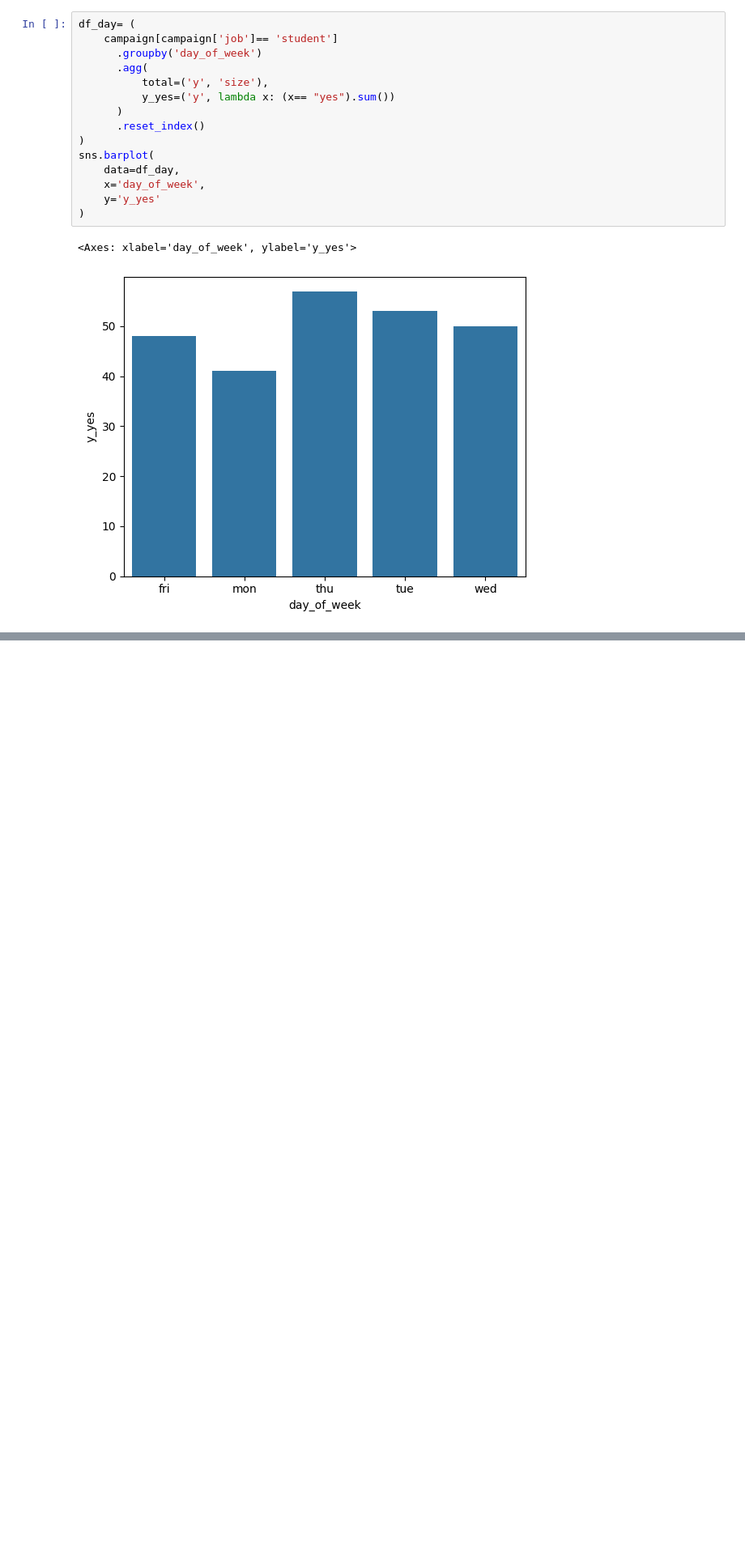
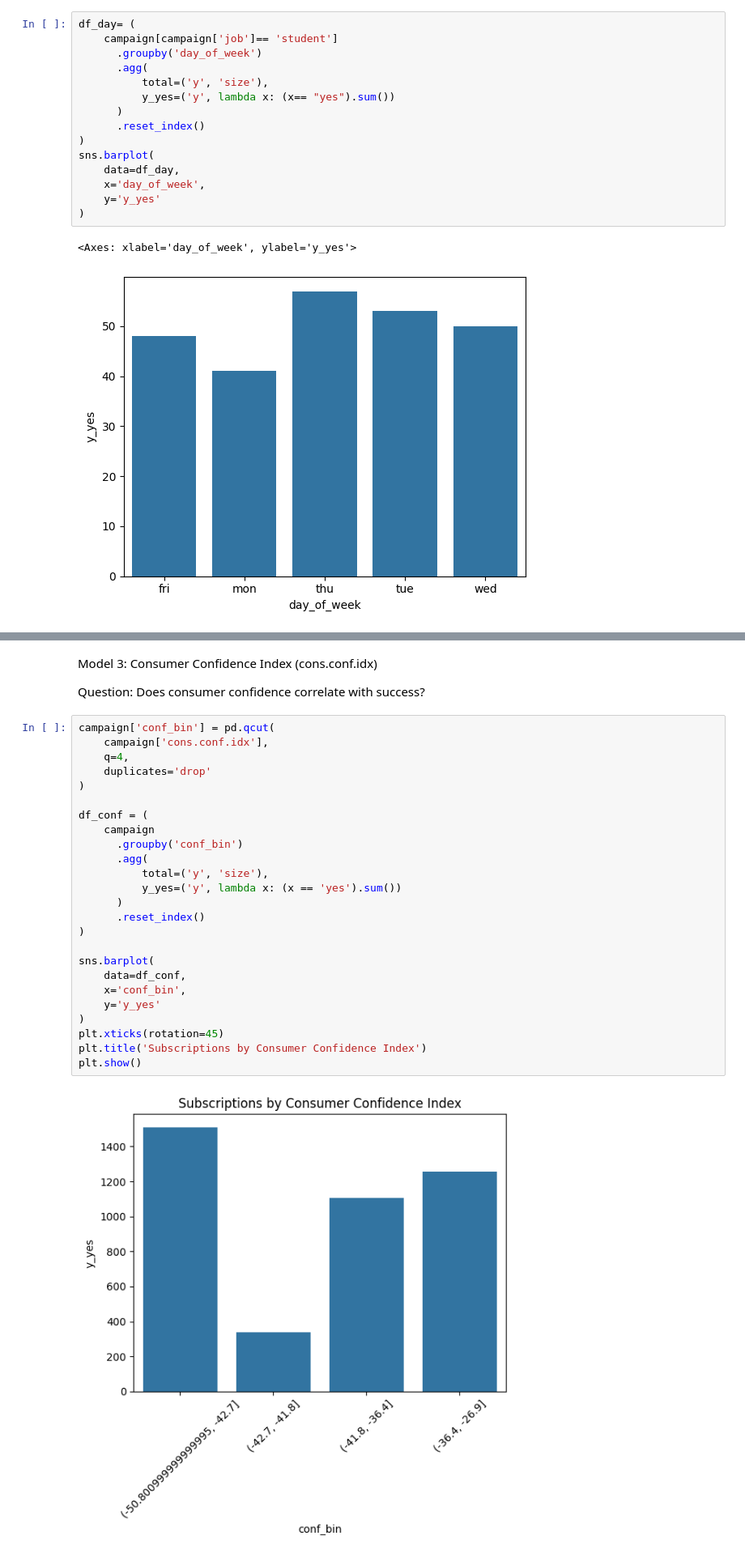
Before and after one commit to Jaelibj/JaeliJaussi, a Jupyter notebook: notebooks/starter_bank.ipynb, the cells around one changed output, grey strips where cells are left out. Shown at 81% size. Drawn from its saved outputs; the diff is of its cells as text; blank space fills up the shorter version.

```diff
--- a/notebooks/starter_bank.ipynb
+++ b/notebooks/starter_bank.ipynb
@@ -128,0 +276,31 @@ sns.barplot(
+# %% [markdown]
+Model 3: Consumer Confidence Index (cons.conf.idx)
+
+Question: Does consumer confidence correlate with success?
+# %%
+campaign['conf_bin'] = pd.qcut(
+    campaign['cons.conf.idx'],
+    q=4,
+    duplicates='drop'
+)
+
+df_conf = (
+    campaign
+      .groupby('conf_bin')
+      .agg(
+          total=('y', 'size'),
+          y_yes=('y', lambda x: (x == 'yes').sum())
+      )
+      .reset_index()
+)
+
+sns.barplot(
+    data=df_conf,
+    x='conf_bin',
+    y='y_yes'
+)
+plt.xticks(rotation=45)
+plt.title('Subscriptions by Consumer Confidence Index')
+plt.show()
+# %% [output]
+[figure, added]
```
Also changed, not shown: parts of 22 cells of this notebook.
